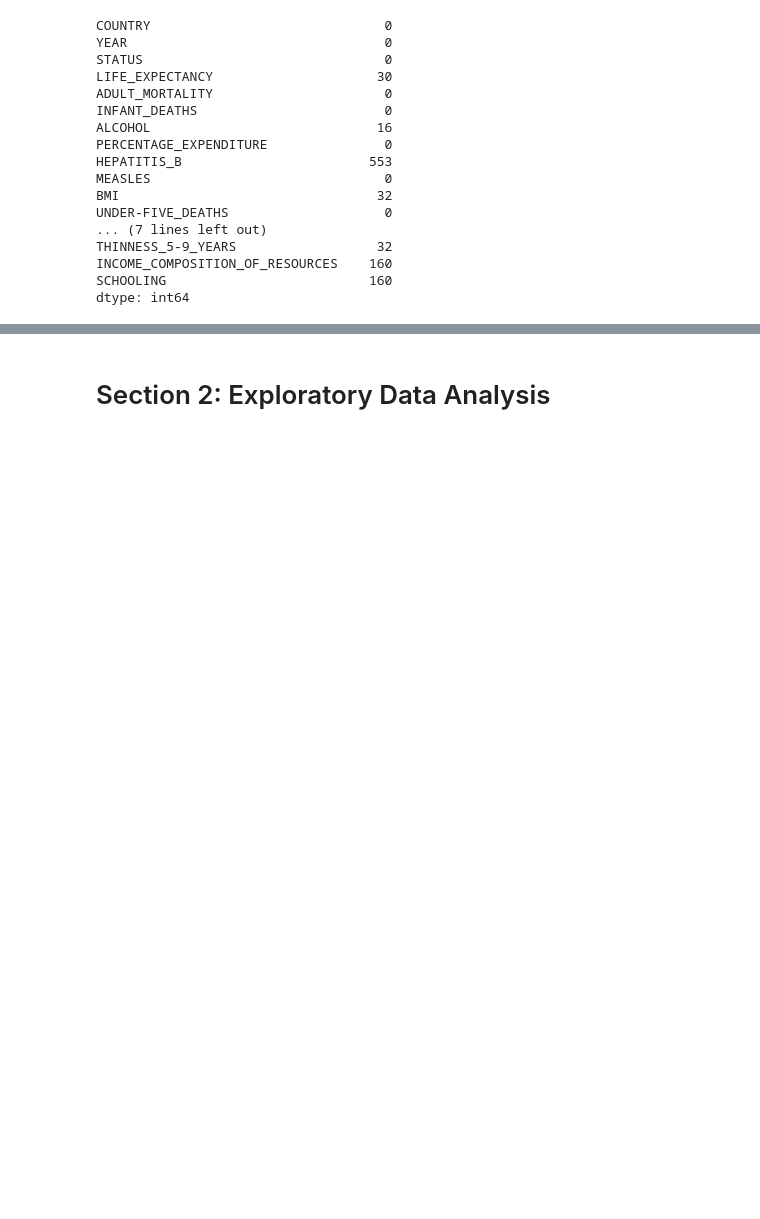
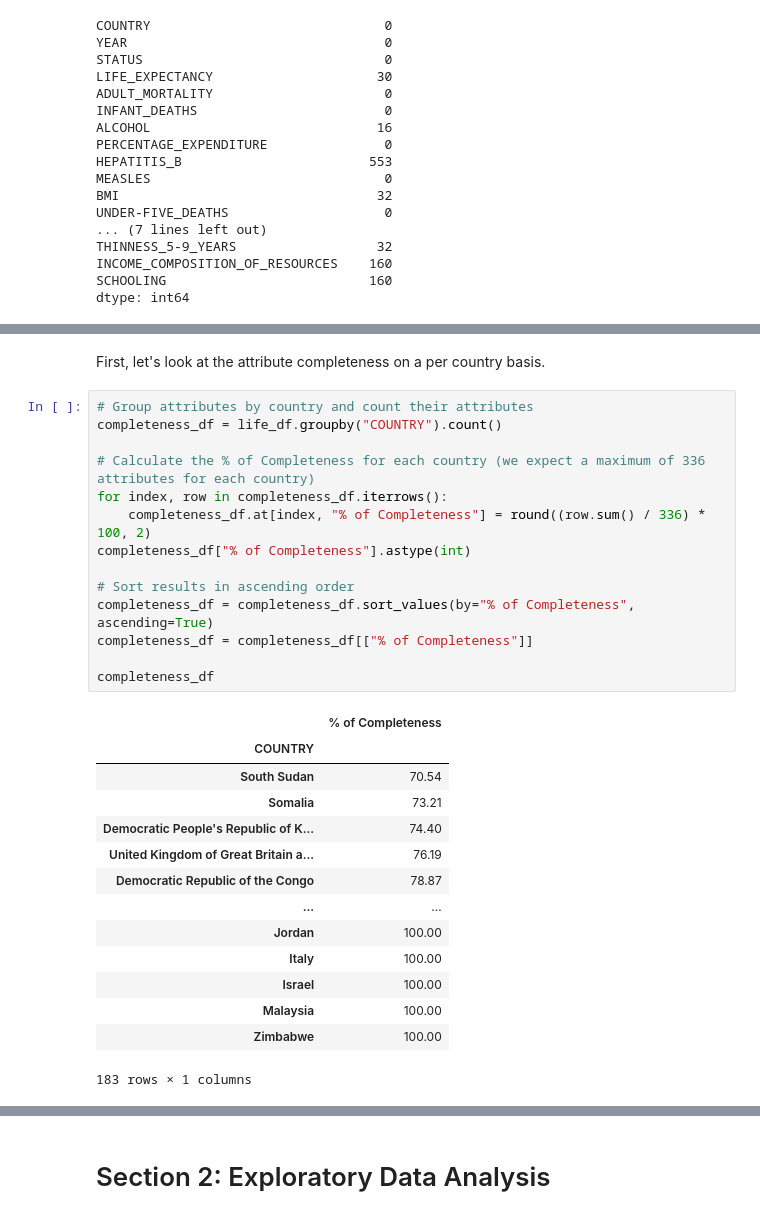
Before and after one commit to HoManCode/Group2-SIT307, a Jupyter notebook: A2 Dataset.ipynb, the cells around one changed output, grey strips where cells are left out. Cells and saved outputs as stored; diff of their text form; blank space fills up the shorter version.

```diff
--- a/A2 Dataset.ipynb
+++ b/A2 Dataset.ipynb
@@ -989,0 +995,31 @@ dtype: int64
+# %% [markdown]
+First, let's look at the attribute completeness on a per country basis.
+# %%
+# Group attributes by country and count their attributes
+completeness_df = life_df.groupby("COUNTRY").count()
+
+# Calculate the % of Completeness for each country (we expect a maximum of 336 attributes for each country)
+for index, row in completeness_df.iterrows():
+    completeness_df.at[index, "% of Completeness"] = round((row.sum() / 336) * 100, 2)
+completeness_df["% of Completeness"].astype(int)
+
+# Sort results in ascending order
+completeness_df = completeness_df.sort_values(by="% of Completeness", ascending=True)
+completeness_df = completeness_df[["% of Completeness"]]
+
+completeness_df
+# %% [output]
+|  | % of Completeness |
+| COUNTRY |  |
+| South Sudan | 70.54 |
+| Somalia | 73.21 |
+| Democratic People's Republic of K... | 74.40 |
+| United Kingdom of Great Britain a... | 76.19 |
+| Democratic Republic of the Congo | 78.87 |
+| ... | ... |
+| Jordan | 100.00 |
+| Italy | 100.00 |
+| Israel | 100.00 |
+| Malaysia | 100.00 |
+| Zimbabwe | 100.00 |
+183 rows × 1 columns
```
Also changed, not shown: parts of 6 cells of this notebook, 1 other file.
